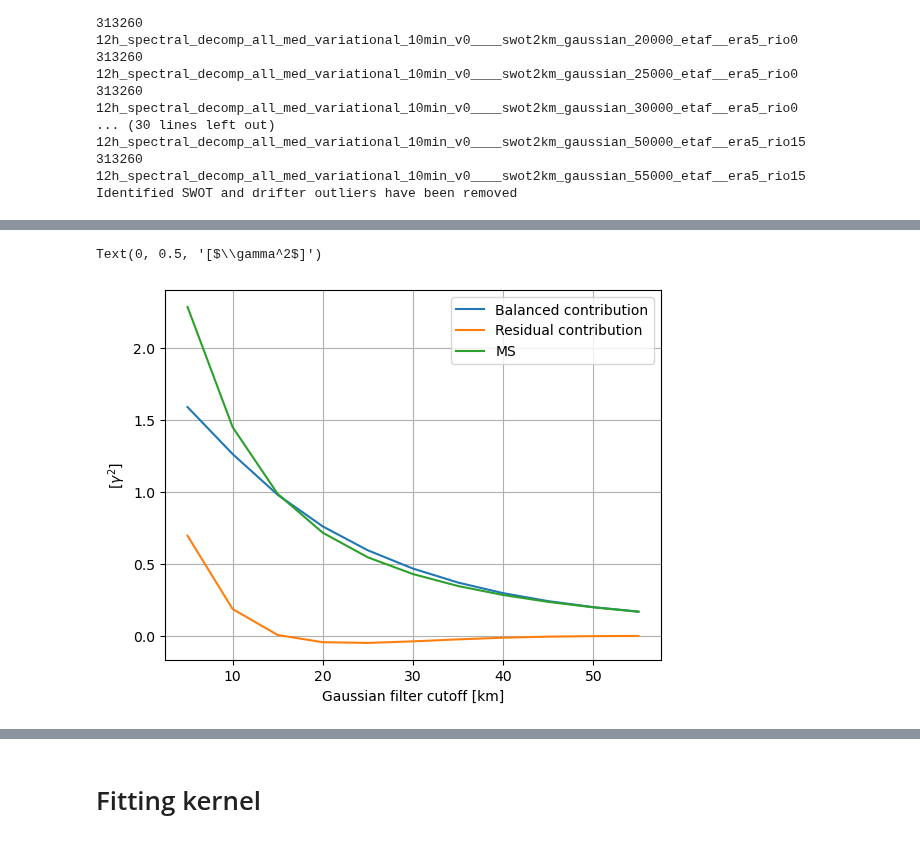
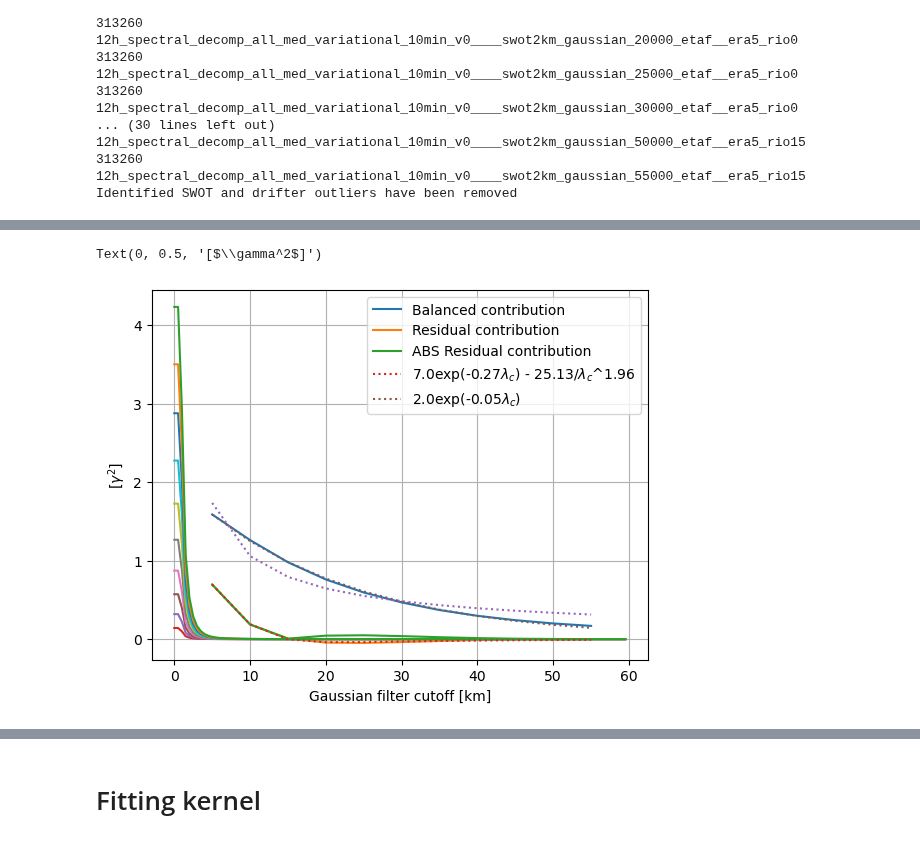
Before and after one commit to margot-demol/med_analysis, a Jupyter notebook: 10_swot_capabilities_diags/26_spatial_scales.ipynb, the cells around one changed output, grey strips where cells are left out. Saved outputs shown, nothing was run; the diff lists cells and outputs as text; code cells hidden in the pictures.

```diff
--- a/10_swot_capabilities_diags/26_spatial_scales.ipynb
+++ b/10_swot_capabilities_diags/26_spatial_scales.ipynb
@@ -120,3 +120,5 @@ dsg = compute_mean_square(DSG)/U2
 Identified SWOT and drifter outliers have been removed
 # %%
 dsg.to_netcdf(os.path.join(zarr_dir, 'diag_files', f'gaussian_{colocs_sources}.nc'))
+# %%
+dsg = xr.open_dataset(os.path.join(zarr_dir, 'diag_files', f'gaussian_{colocs_sources}.nc'))
@@ -122,0 +238,3 @@ dsg.to_netcdf(os.path.join(zarr_dir, 'diag_files', f'gaussian_{colocs_sources}.n
+# %%
+dsms = xr.open_dataset(os.path.join(zarr_dir, 'diag_files', 'ms_noise_gaussian.nc'))
+dsms['cutoff'] = dsms['cutoff']/1000
@@ -123,13 +251,21 @@ dsg.to_netcdf(os.path.join(zarr_dir, 'diag_files', f'gaussian_{colocs_sources}.n
 # %%
 fig, ax = plt.subplots(1,1)
 #ax = axs[0]
 dsg.B_ggd.plot(ax=ax, label = 'Balanced contribution')
 dsg.E_ggd.plot(ax=ax, label = 'Residual contribution')
-dsg.GGD.plot(ax=ax, label = 'MS')
+abs(dsg.E_ggd).plot(ax=ax, label = 'ABS Residual contribution')
+dsms.ms_noise_ggd.plot(hue='sigmassh', ax=ax)
+#dsg.GGD.plot(ax=ax, label = 'MS')
+#ax.plot(ct, varggd_from_sigmassh(sigmassh(ct, sig3km=sig3km1)), ls='--', label = 'sig3km = 0.4 cm')
+#ax.plot(ct, varggd_from_sigmassh(sigmassh(ct, sig3km=sig3km2)), ls='--', label = 'sig3km = 0.25 cm')
+e_fit.plot(ls=':', label = rf'{np.round(e_popt[0])}exp(-{np.round(e_popt[1], 2)}$\lambda_c$) - {np.round(e_popt[2], 2)}/$\lambda_c$^{np.round(e_popt[3], 2)}')
+b_fit.plot(ls=':')
+b_exp_fit.plot(ls=':', label = rf'{np.round(b_exp_popt[0])}exp(-{np.round(b_exp_popt[1], 2)}$\lambda_c$)')
+#g_exp_fit.plot(ls=':', label = rf'{np.round(g_exp_popt[0])}exp(-{np.round(g_exp_popt[1], 4)}*$\lambda_c$)')
 
 ax.grid()
 ax.legend()
 ax.set_ylabel(r'[$\gamma^2$]')
 # %% [output]
 Text(0, 0.5, '[$\\gamma^2$]')
-[figure, old version]
+[figure, new version]
```
Also changed, not shown: parts of 9 cells of this notebook, 19 other files.
